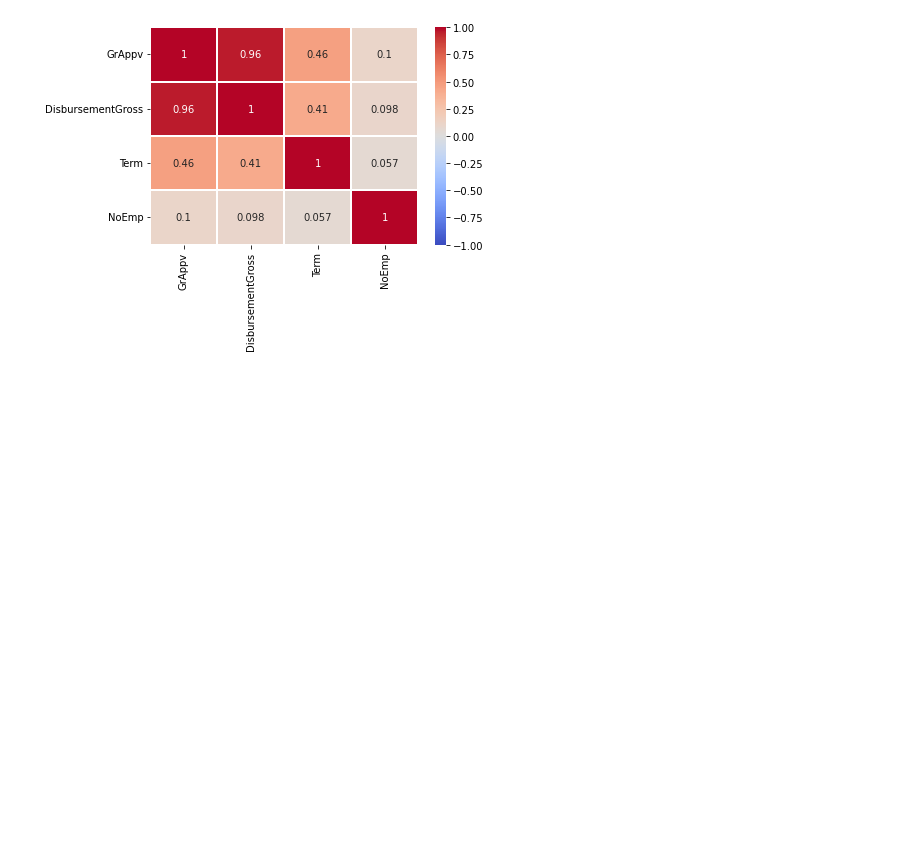
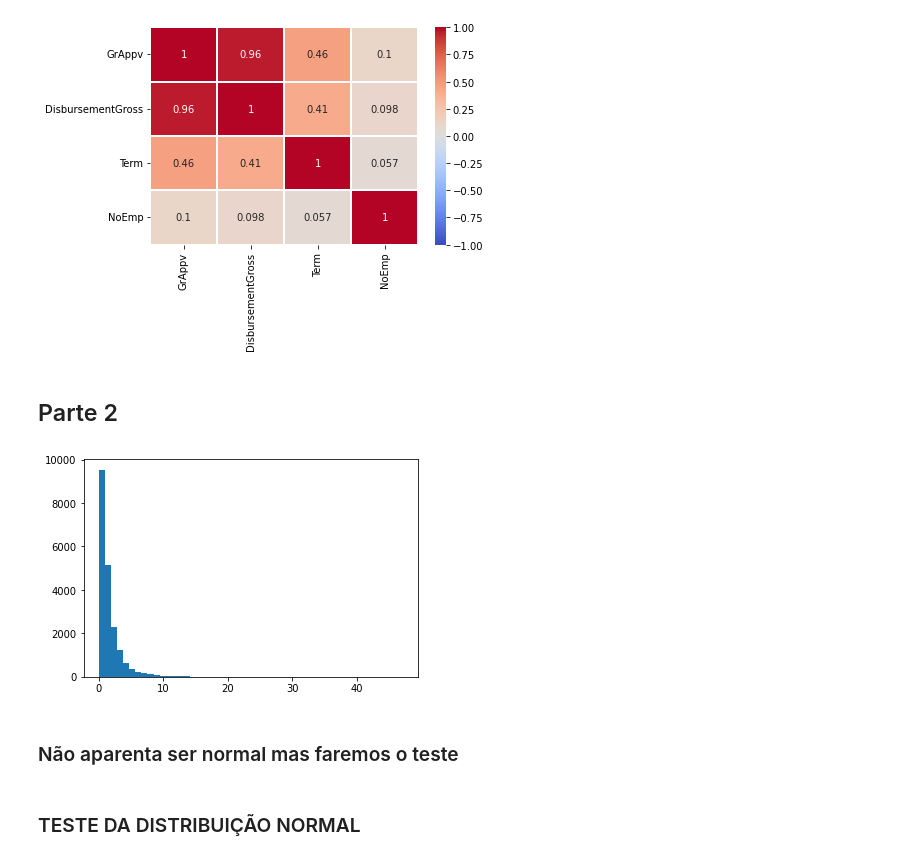
Before and after one commit to ricardomeca/Projetos-Lets-Code, a Jupyter notebook: Projeto 6/projeto_6.ipynb, the cells around one changed output. Saved outputs shown, nothing was run; the diff lists cells and outputs as text; code cells hidden in the pictures; blank space fills up the shorter version.

```diff
--- a/Projeto 6/projeto_6.ipynb
+++ b/Projeto 6/projeto_6.ipynb
@@ -377,3 +378,12 @@ sns.heatmap(df_corr, vmin=-1, vmax=1, cmap='coolwarm', center=None, robust=False
 # %% [output]
 <AxesSubplot:>
 [figure]
+# %% [markdown]
+## Parte 2
+# %%
+valores = np.load('values_squad4.npy')
+plt.hist(valores,bins=50);
+# %% [output]
+[figure, added]
+# %% [markdown]
+### Não aparenta ser normal mas faremos o teste
@@ -379,0 +394,2 @@ sns.heatmap(df_corr, vmin=-1, vmax=1, cmap='coolwarm', center=None, robust=False
+# %% [markdown]
+### TESTE DA DISTRIBUIÇÃO NORMAL
```
Also changed, not shown: parts of 10 cells of this notebook, 4 other files.
